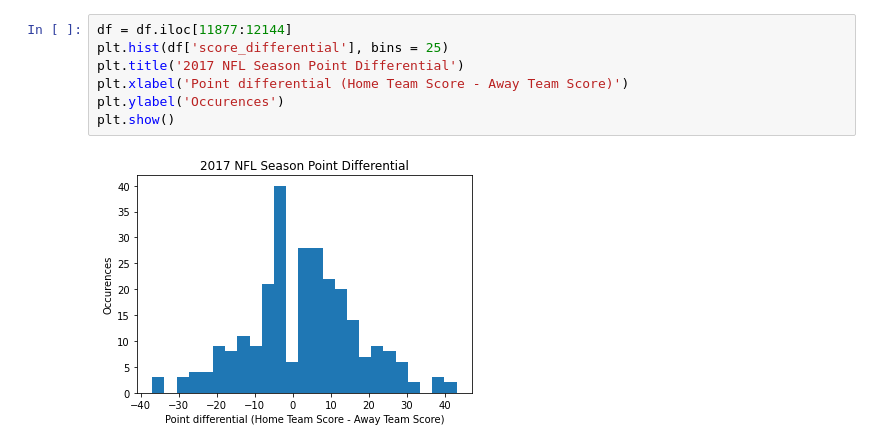
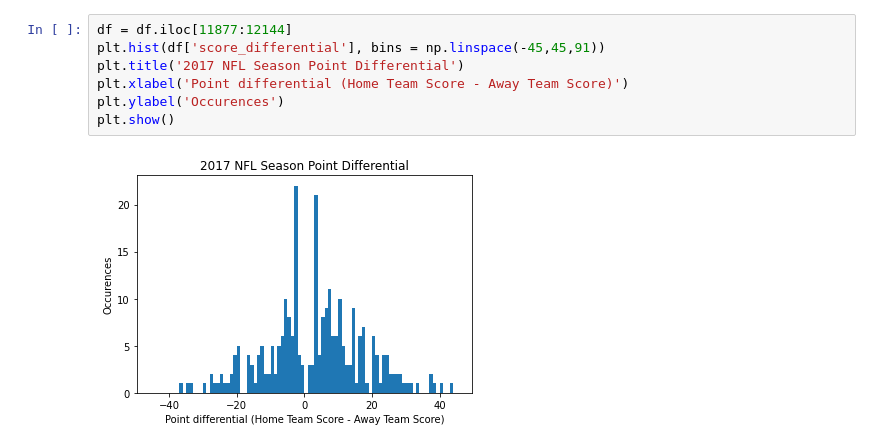
Before and after one commit to gkim23/nfl_game_prediction, a Jupyter notebook: NFLGamePrediction.ipynb, the cells around one changed output. Cells and saved outputs as stored; diff of their text form.

```diff
--- a/NFLGamePrediction.ipynb
+++ b/NFLGamePrediction.ipynb
@@ -16,12 +28,12 @@ plt.show()
 # %%
 df = df.iloc[11877:12144]
-plt.hist(df['score_differential'], bins = 25)
+plt.hist(df['score_differential'], bins = np.linspace(-45,45,91))
 plt.title('2017 NFL Season Point Differential')
 plt.xlabel('Point differential (Home Team Score - Away Team Score)')
 plt.ylabel('Occurences')
 plt.show()
 # %% [output]
-[figure, old version]
+[figure, new version]
 # %%
 df.loc[df['team_favorite_id'] == 'ARI', 'team_favorite_id'] = 'Arizona Cardinals'
 df.loc[df['team_favorite_id'] == 'ATL', 'team_favorite_id'] = 'Atlanta Falcons'
```
Also changed, not shown: parts of 10 cells of this notebook.
